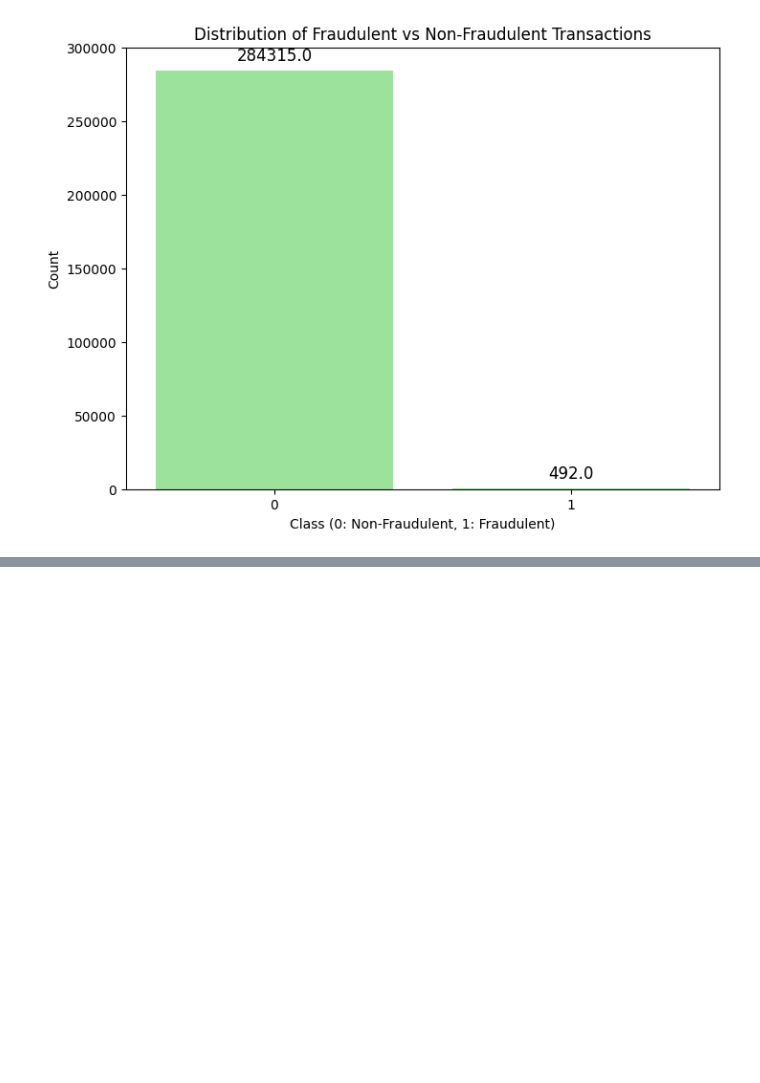
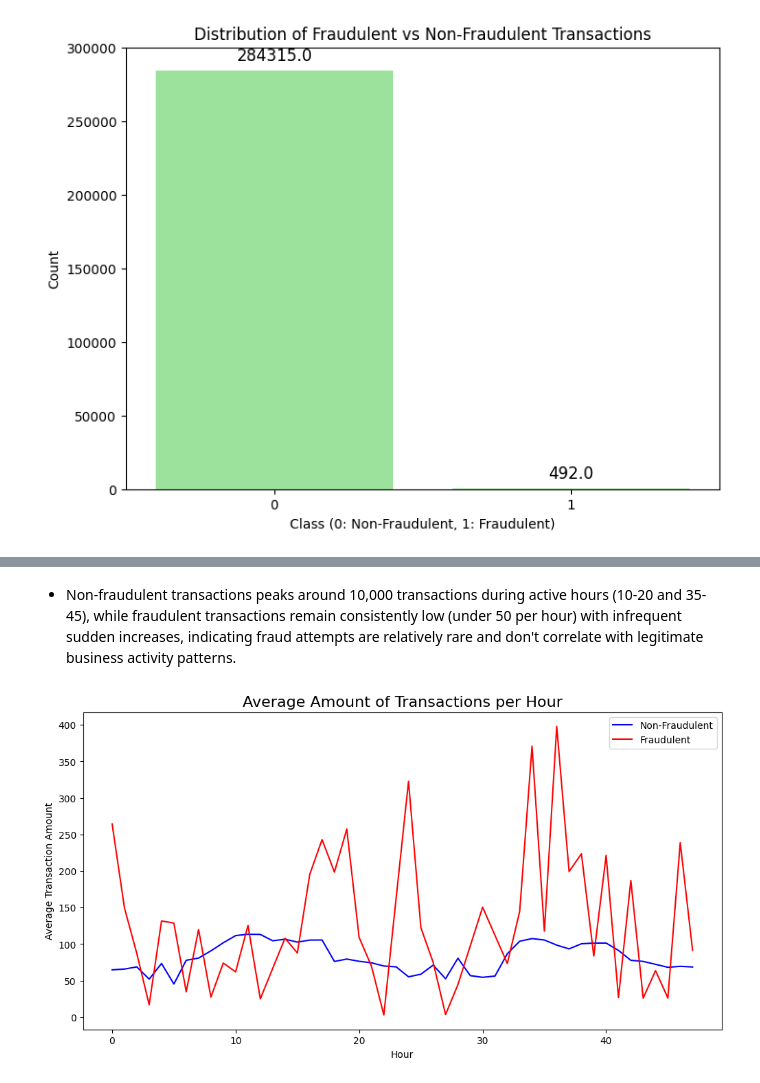
Before and after one commit to vineet416/Fraud_Transaction_Detection, a Jupyter notebook: notebooks/1-exploratory_data_analysis-EDA.ipynb, the cells around one changed output, grey strips where cells are left out. Saved outputs shown, nothing was run; the diff lists cells and outputs as text; code cells hidden in the pictures; blank space fills up the shorter version.

```diff
--- a/notebooks/1-exploratory_data_analysis-EDA.ipynb
+++ b/notebooks/1-exploratory_data_analysis-EDA.ipynb
@@ -356,0 +230,12 @@ plt.show()
+# %% [markdown]
+- Non-fraudulent transactions peaks around 10,000 transactions during active hours (10-20 and 35-45), while fraudulent transactions remain consistently low (under 50 per hour) with infrequent sudden increases, indicating fraud attempts are relatively rare and don't correlate with legitimate business activity patterns.
+# %%
+# Plotting the average transaction amount per hour for both classes
+plt.figure(figsize=(12, 6))
+sns.lineplot(x="Hour", y="Mean", data=df_tmp.loc[df_tmp.Class==0], label='Non-Fraudulent', color='blue')
+sns.lineplot( x="Hour", y="Mean", data=df_tmp.loc[df_tmp.Class==1], color="red", label='Fraudulent')
+plt.title("Average Amount of Transactions per Hour", fontsize=16)
+plt.ylabel('Average Transaction Amount')
+plt.show()
+# %% [output]
+[figure, added]
```
Also changed, not shown: parts of 74 cells of this notebook.
